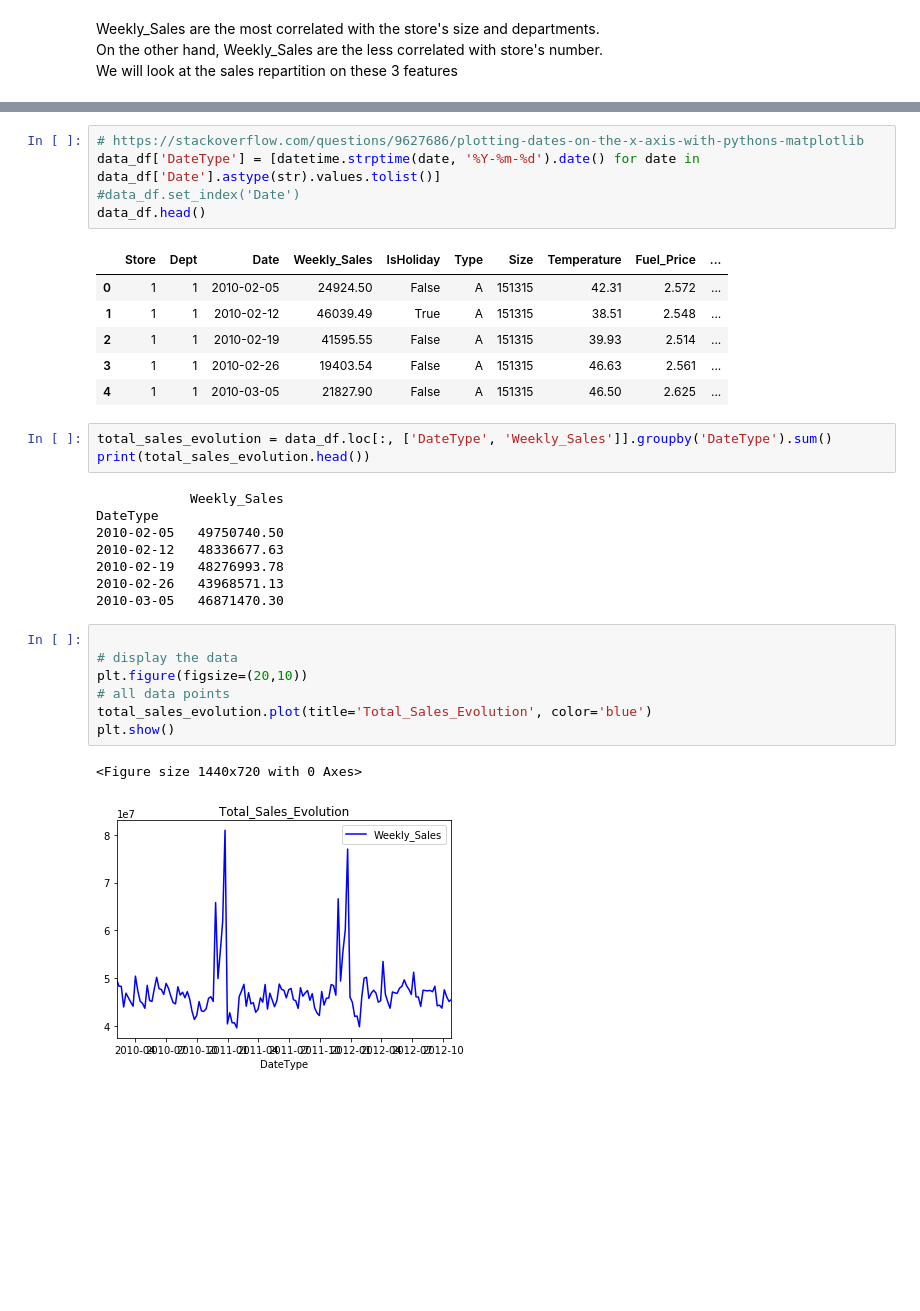
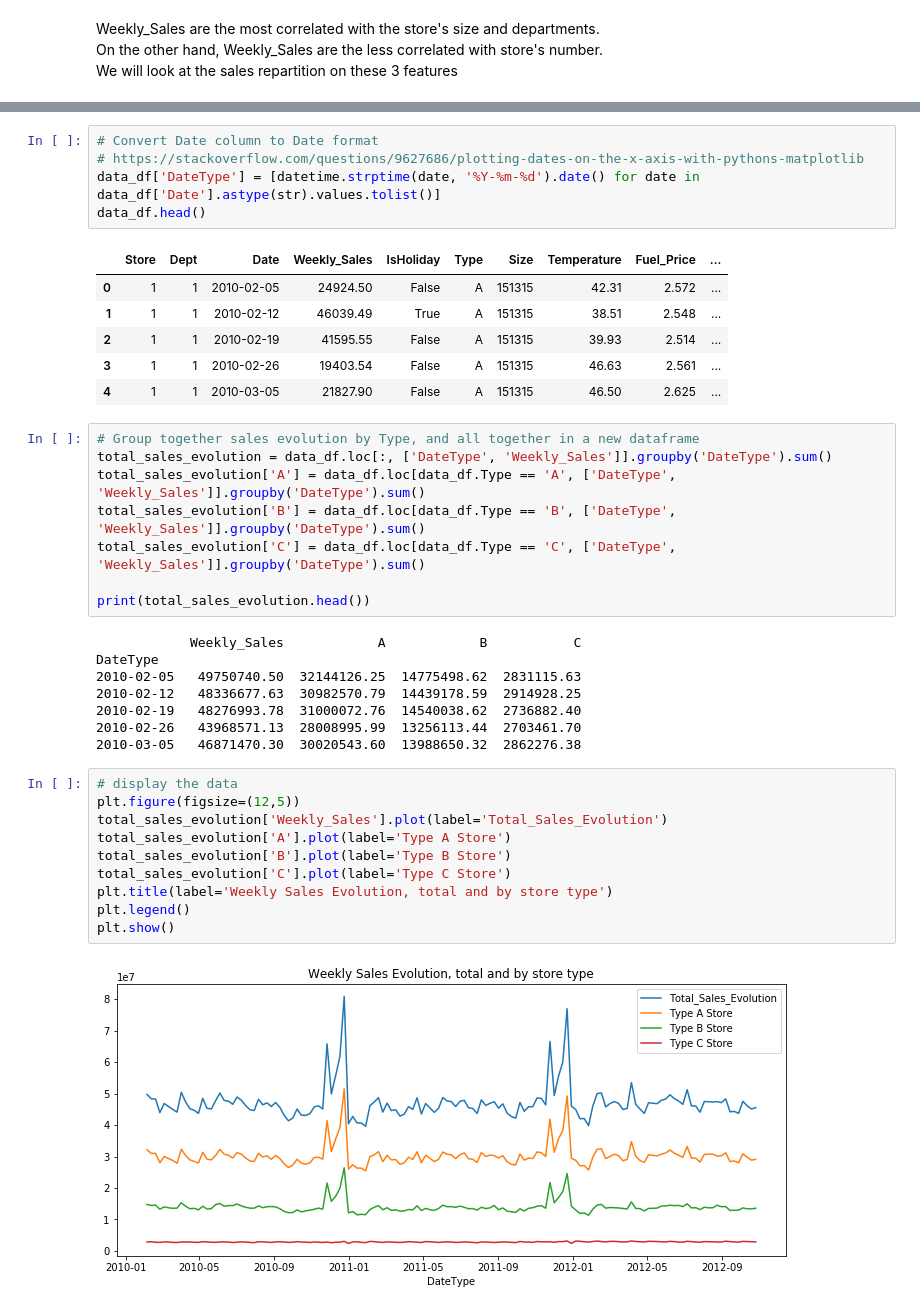
Before and after one commit to Corentin-M/Sales_forecasting, a Jupyter notebook: Data_Exploration.ipynb, the cells around one changed output, grey strips where cells are left out. Drawn from its saved outputs; the diff is of its cells as text; blank space fills up the shorter version.

```diff
--- a/Data_Exploration.ipynb
+++ b/Data_Exploration.ipynb
@@ -127,7 +147,7 @@ scatter(data_df, 'Dept')
 # %%
+# Convert Date column to Date format
 # https://stackoverflow.com/questions/9627686/plotting-dates-on-the-x-axis-with-pythons-matplotlib
 data_df['DateType'] = [datetime.strptime(date, '%Y-%m-%d').date() for date in data_df['Date'].astype(str).values.tolist()]
-#data_df.set_index('Date')
 data_df.head()
 # %% [output]
 |  | Store | Dept | Date | Weekly_Sales | IsHoliday | Type | Size | Temperature | Fuel_Price | ... |
@@ -136,24 +156,31 @@ data_df.head()
 | 2 | 1 | 1 | 2010-02-19 | 41595.55 | False | A | 151315 | 39.93 | 2.514 | ... |
 | 3 | 1 | 1 | 2010-02-26 | 19403.54 | False | A | 151315 | 46.63 | 2.561 | ... |
 | 4 | 1 | 1 | 2010-03-05 | 21827.90 | False | A | 151315 | 46.50 | 2.625 | ... |
-# %%
-total_sales_evolution = data_df.loc[:, ['DateType', 'Weekly_Sales']].groupby('DateType').sum()
-print(total_sales_evolution.head())
-# %% [output]
-            Weekly_Sales
-DateType
-2010-02-05   49750740.50
-2010-02-12   48336677.63
-2010-02-19   48276993.78
-2010-02-26   43968571.13
-2010-03-05   46871470.30
-# %%
-
-# display the data
-plt.figure(figsize=(20,10))
-# all data points
-total_sales_evolution.plot(title='Total_Sales_Evolution', color='blue')
-plt.show()
-# %% [output]
-<Figure size 1440x720 with 0 Axes>
-[figure, removed]
+# %%
+# Group together sales evolution by Type, and all together in a new dataframe
+total_sales_evolution = data_df.loc[:, ['DateType', 'Weekly_Sales']].groupby('DateType').sum()
+total_sales_evolution['A'] = data_df.loc[data_df.Type == 'A', ['DateType', 'Weekly_Sales']].groupby('DateType').sum()
+total_sales_evolution['B'] = data_df.loc[data_df.Type == 'B', ['DateType', 'Weekly_Sales']].groupby('DateType').sum()
+total_sales_evolution['C'] = data_df.loc[data_df.Type == 'C', ['DateType', 'Weekly_Sales']].groupby('DateType').sum()
+
+print(total_sales_evolution.head())
+# %% [output]
+            Weekly_Sales            A            B           C
+DateType
+2010-02-05   49750740.50  32144126.25  14775498.62  2831115.63
+2010-02-12   48336677.63  30982570.79  14439178.59  2914928.25
+2010-02-19   48276993.78  31000072.76  14540038.62  2736882.40
+2010-02-26   43968571.13  28008995.99  13256113.44  2703461.70
+2010-03-05   46871470.30  30020543.60  13988650.32  2862276.38
+# %%
+# display the data
+plt.figure(figsize=(12,5))
+total_sales_evolution['Weekly_Sales'].plot(label='Total_Sales_Evolution')
+total_sales_evolution['A'].plot(label='Type A Store')
+total_sales_evolution['B'].plot(label='Type B Store')
+total_sales_evolution['C'].plot(label='Type C Store')
+plt.title(label='Weekly Sales Evolution, total and by store type')
+plt.legend()
+plt.show()
+# %% [output]
+[figure, added]
```
Also changed, not shown: parts of 21 cells of this notebook.
